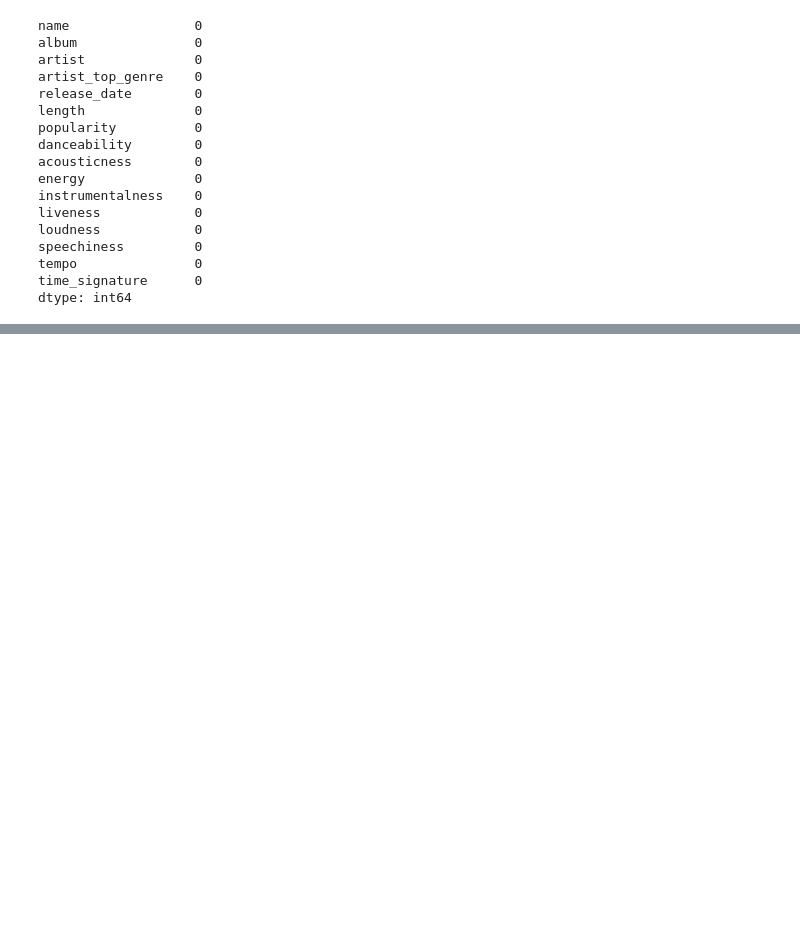
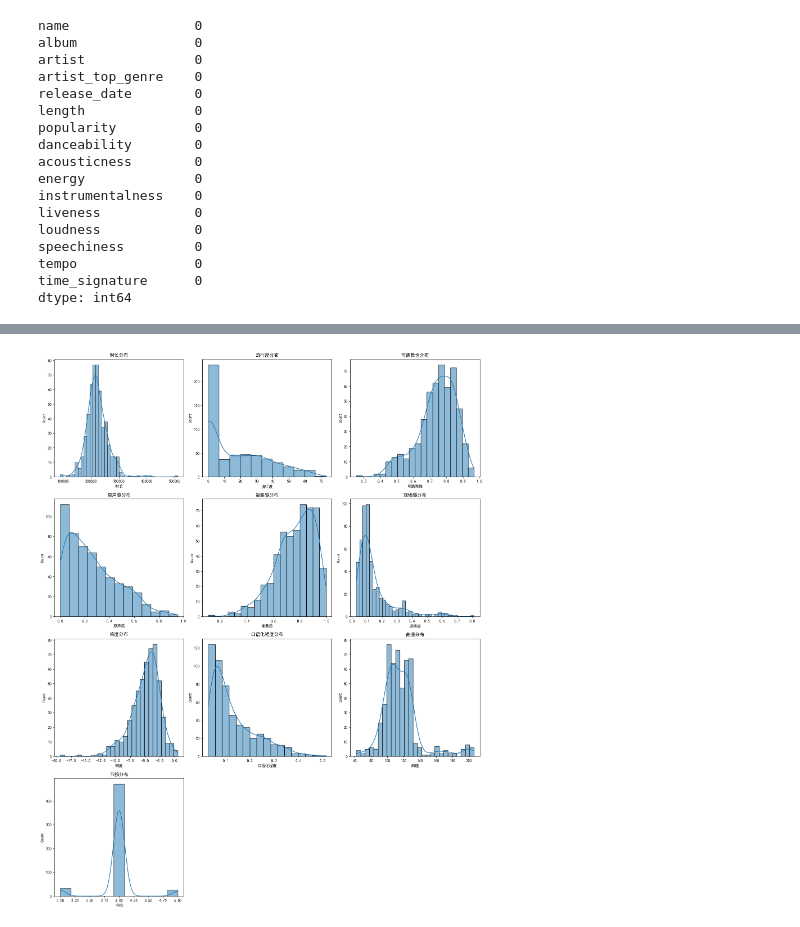
Before and after one commit to chenwenhao2025/xxqzy1, a Jupyter notebook: xxqdm1.1.ipynb, the cells around one changed output, grey strips where cells are left out. Saved outputs shown, nothing was run; the diff lists cells and outputs as text; code cells hidden in the pictures; blank space fills up the shorter version.

```diff
--- a/xxqdm1.1.ipynb
+++ b/xxqdm1.1.ipynb
@@ -6,6 +6,9 @@ import seaborn as sns
 import warnings
 
 warnings.filterwarnings('ignore')
+# 解决中文显示问题
+plt.rcParams['font.sans-serif'] = ['SimHei']  # Windows系统黑体
+plt.rcParams['axes.unicode_minus'] = False    # 修复负号显示
 
 df = pd.read_csv("nigerian-songs.csv")  # 以pandas库的read_csv函数读取csv文件
 df.head()  # 查看前5行数据
@@ -55,17 +58,3 @@ speechiness         0
 tempo               0
 time_signature      0
 dtype: int64
-# %%
-# 3. 探索性可视化分析
-plt.figure(figsize=(15, 20))
-
-# 数值特征分布
-numeric_cols = ['length', 'popularity', 'danceability', 'acousticness', 'energy',
-               'instrumentalness', 'liveness', 'loudness', 'speechiness', 'tempo']
-for i, col in enumerate(numeric_cols, 1):
-    plt.subplot(5, 2, i)
-    sns.histplot(df[col], kde=True, bins=30)
-    plt.title(f'{col} Distribution')
-plt.tight_layout()
-plt.suptitle('Numeric Features Distribution', y=1.02, fontsize=16)
-plt.show()
@@ -118,0 +61,7 @@ findfont: Generic family 'sans-serif' not found because none of the following fa
+# %%
+# 重命名列名为中文
+df.columns = [
+    '歌曲名称', '专辑名称', '歌手', '音乐风格', '发行日期', '时长', '流行度',
+    '可跳舞性', '原声感', '能量感', '纯乐器程度', '现场感', '响度',
+    '口语化程度', '曲速', '节拍']
+print(df.head())  # 查看前5行数据
@@ -118,0 +89,13 @@ findfont: Generic family 'sans-serif' not found because none of the following fa
+# %%
+# 3. 探索性可视化分析
+# 数值特征分布
+num_cols = ['时长', '流行度', '可跳舞性', '原声感', '能量感', '现场感', '响度', '口语化程度', '曲速', '节拍']
+plt.figure(figsize=(16, 20))
+for i, col in enumerate(num_cols):
+    plt.subplot(4, 3, i+1)
+    sns.histplot(df[col], kde=True)
+    plt.title(f'{col}分布')
+    plt.tight_layout()
+plt.show()
+# %% [output]
+[figure, added]
```
Also changed, not shown: parts of 5 cells of this notebook.
